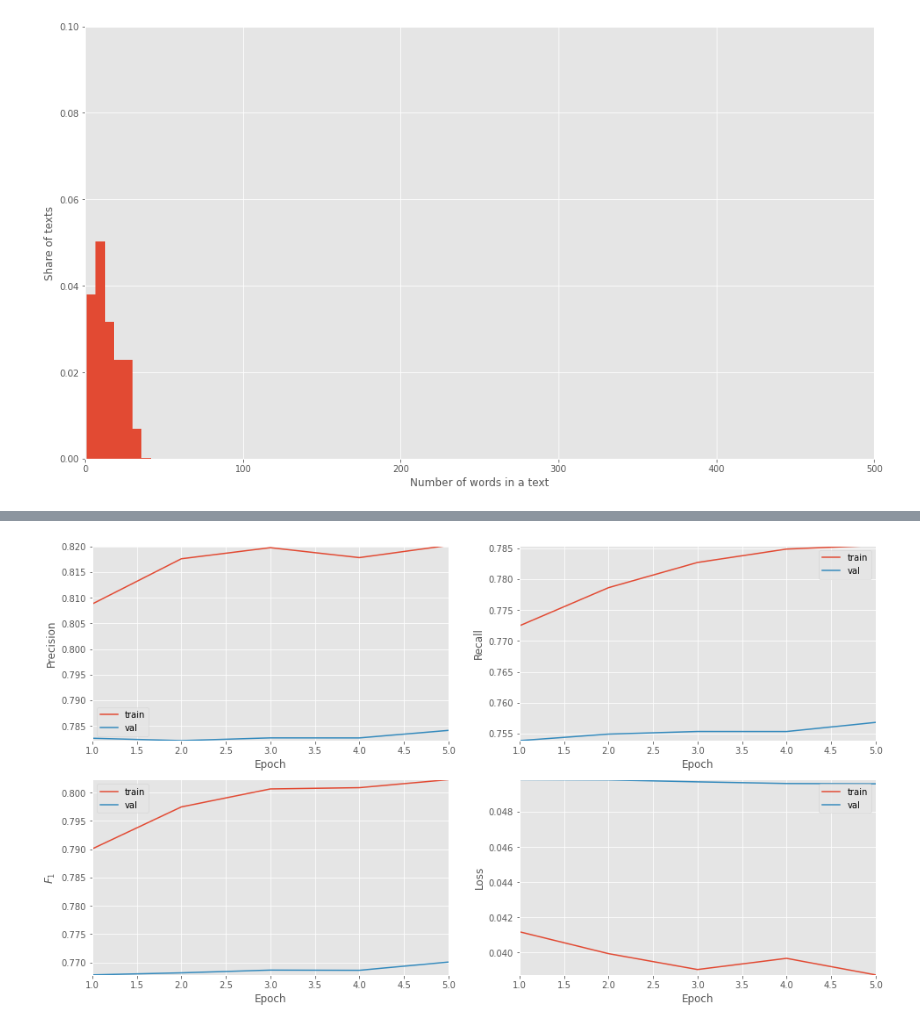
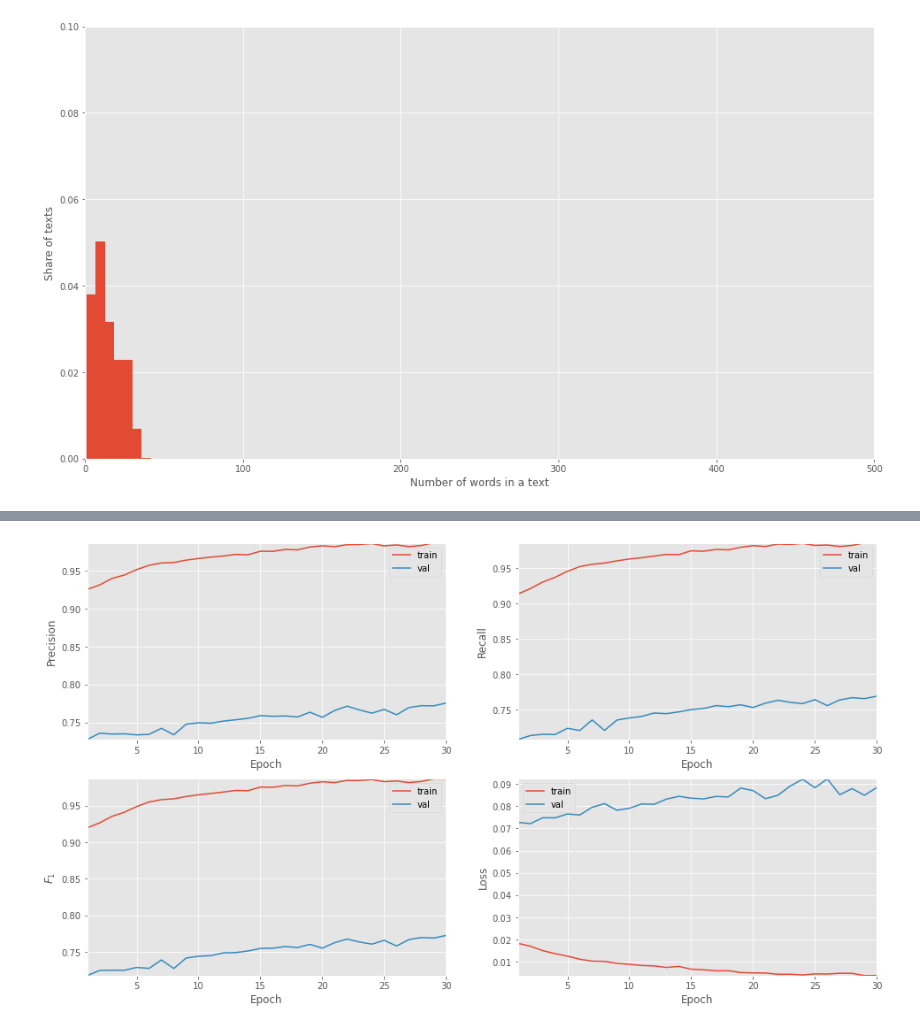
Before and after one commit to aleks1212v/mess2category, a Jupyter notebook: neural_network_model/NLP_word2vec.ipynb, the cells around one changed output, grey strips where cells are left out. Cells and saved outputs as stored; diff of their text form; code cells hidden in the pictures.

```diff
--- a/neural_network_model/NLP_word2vec.ipynb
+++ b/neural_network_model/NLP_word2vec.ipynb
@@ -251,5 +250,5 @@ Epoch 200/200
 # %%
-model.load_weights('cnn_weights/CNN_Word2Vec_600000-82-0.74.hdf5')
+model.load_weights('cnn_weights/CNN_Word2Vec_100000-61-0.73.hdf5')
 # %%
 plt.style.use('ggplot')
 
@@ -310,7 +309,7 @@ weighted avg      0.722     0.729     0.720      4734
 from keras import optimizers
 
 model.layers[1].trainable = True
-adam = optimizers.Adam(lr=0.0001)
+adam = optimizers.Adam(lr=0.001)
 model.compile(loss='binary_crossentropy', optimizer=adam, metrics=[precision, recall, f1])
 model.summary()
 # %% [output]
@@ -337,6 +336,6 @@ from keras.callbacks import ModelCheckpoint
 checkpoint = ModelCheckpoint("cnn_weights/CNN_Word2Vec_2-{epoch:02d}-{val_f1:.2f}.hdf5",
                              monitor='val_f1', save_best_only=True, mode='max', period=1)
 
-history_trainable = model.fit(X_train, Y_train, batch_size=64, epochs=5, validation_split=0.25, callbacks = [checkpoint])
+history_trainable = model.fit(X_train, Y_train, batch_size=128, epochs=30, validation_split=0.1, callbacks = [checkpoint])
 # %% [output]
 WARNING:tensorflow:`period` argument is deprecated. Please use `save_freq` to specify the frequency in number of batches seen.
@@ -353,7 +358,32 @@ Epoch 5/5
-# %%
-plot_history(history_trainable)
-# %% [output]
-[figure, removed]
+# %%
+plt.style.use('ggplot')
+
+
+def plot_metrix(ax, x1, x2, title):
+    ax.plot(range(1, len(x1) + 1), x1, label='train')
+    ax.plot(range(1, len(x2) + 1), x2, label='val')
+    ax.set_ylabel(title)
+    ax.set_xlabel('Epoch')
+    ax.legend()
+    ax.margins(0)
+
+
+def plot_history(history):
+    fig, axes = plt.subplots(ncols=2, nrows=2, figsize=(16, 9))
+    ax1, ax2, ax3, ax4 = axes.ravel()
+
+    plot_metrix(ax1, history.history['precision'], history.history['val_precision'], 'Precision')
+    plot_metrix(ax2, history.history['recall'], history.history['val_recall'], 'Recall')
+    plot_metrix(ax3, history.history['f1'], history.history['val_f1'], "$F_1$")
+    plot_metrix(ax4, history.history['loss'], history.history['val_loss'], 'Loss')
+    #plot_metrix(ax4, history.history['accuracy'], history.history['val_accuracy'], 'Accuracy')
+
+    plt.show()
+
+
+plot_history(history_trainable)
+# %% [output]
+[figure, added]
 # %%
 from sklearn.metrics import classification_report
 print("Оценки тестового набора:")
```
Also changed, not shown: parts of 9 cells of this notebook, 5 other files.
